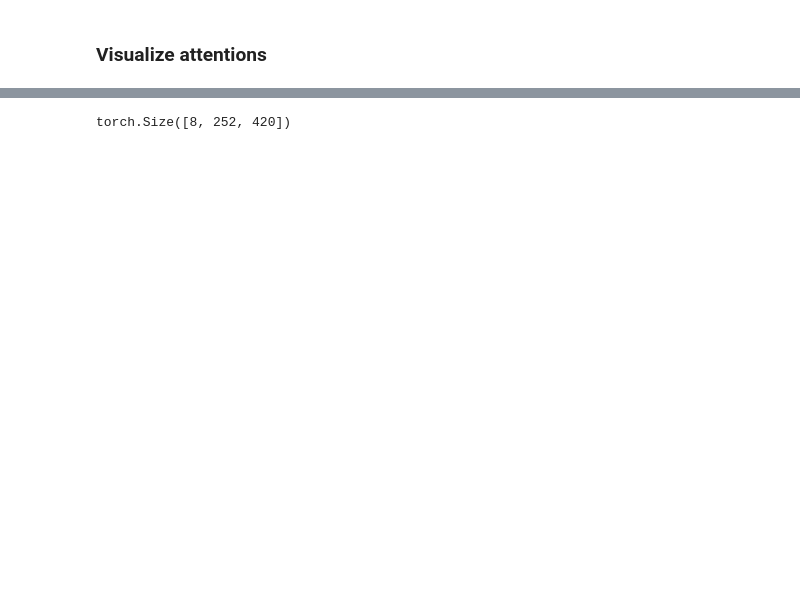
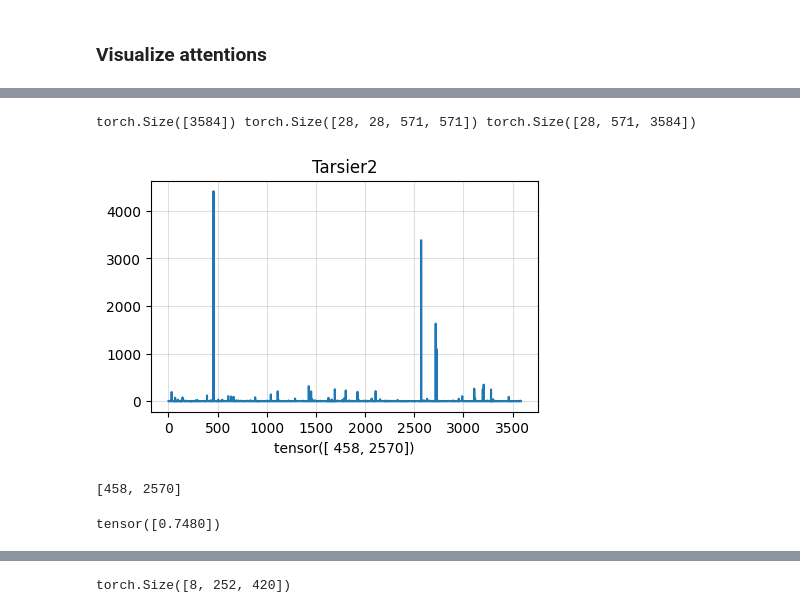
Before and after one commit to bpiyush/CaReBench, a Jupyter notebook: mllm4emb/attention_visualisation.ipynb, the cells around one changed output, grey strips where cells are left out. Drawn from its saved outputs; the diff is of its cells as text; code cells hidden in the pictures; blank space fills up the shorter version.

```diff
--- a/mllm4emb/attention_visualisation.ipynb
+++ b/mllm4emb/attention_visualisation.ipynb
@@ -79,0 +87,9 @@ From v4.47 onwards, when a model cache is to be returned, `generate` will return
+# %%
+embedding, attention_lhss, hidden_states_lsd = run_embedding_and_attention(
+    encoder,
+    model_inputs,
+    save_dtype=torch.float32,
+)
+print(embedding.shape, attention_lhss.shape, hidden_states_lsd.shape)
+# %% [output]
+torch.Size([3584]) torch.Size([28, 28, 571, 571]) torch.Size([28, 571, 3584])
@@ -79,0 +102,28 @@ From v4.47 onwards, when a model cache is to be returned, `generate` will return
+# %%
+x = hidden_states_lsd.mean(dim=0)[0].abs()
+
+plt.figure(figsize=(5, 3))
+plt.plot(x)
+plt.grid(alpha=0.4)
+# plt.title(torch.where(x > 2000)[0]);
+plt.title("Tarsier2");
+plt.xlabel(torch.where(x > 2000)[0]);
+# %% [output]
+[figure, added]
+# %%
+D_sink = [458, 2570]
+D_sink
+# %% [output]
+[458, 2570]
+# %%
+def compute_sink_score(x, d_sink: list = D_sink):
+    if len(x.shape) == 1:
+        x = x.unsqueeze(0)
+    norm = torch.linalg.norm(x, dim=-1, keepdims=True) / np.sqrt(x.shape[-1])
+    return (x[:, d_sink] / norm).abs().max(dim=-1).values
+
+
+x = torch.randn(3584)
+compute_sink_score(x)
+# %% [output]
+tensor([0.7480])
```
Also changed, not shown: parts of 11 cells of this notebook, 4 other files.
